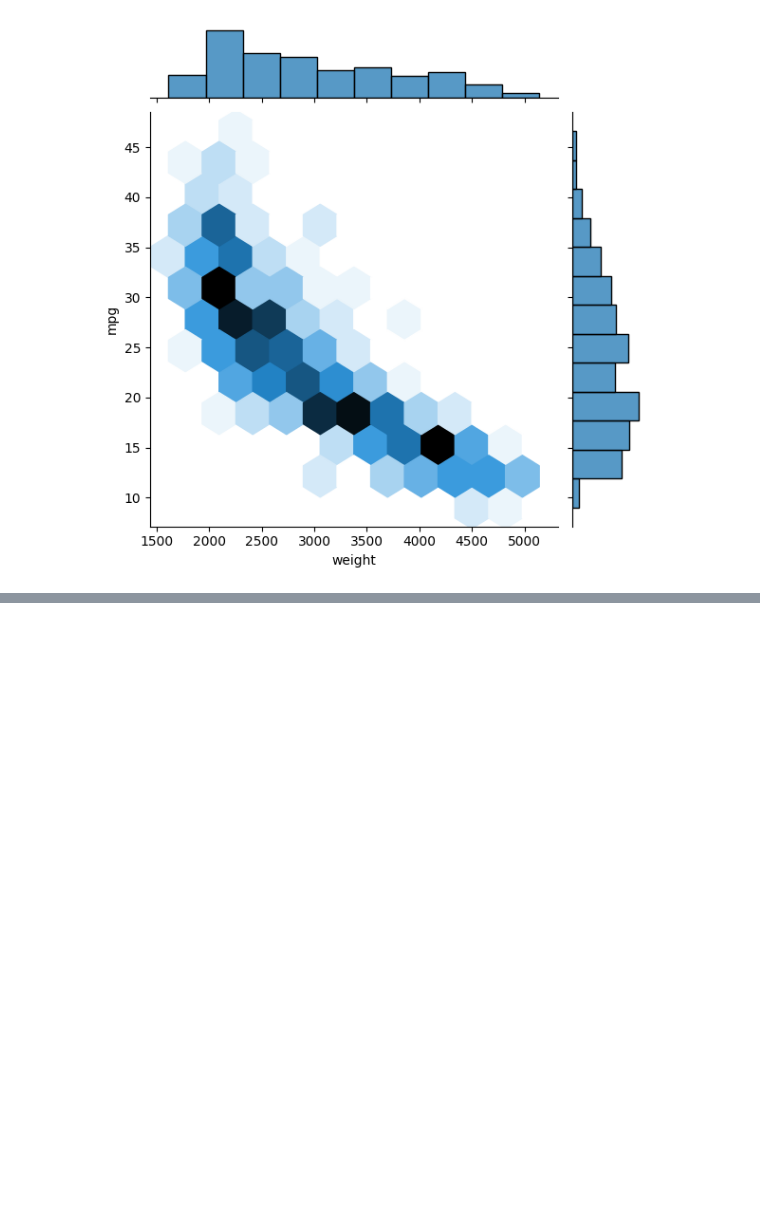
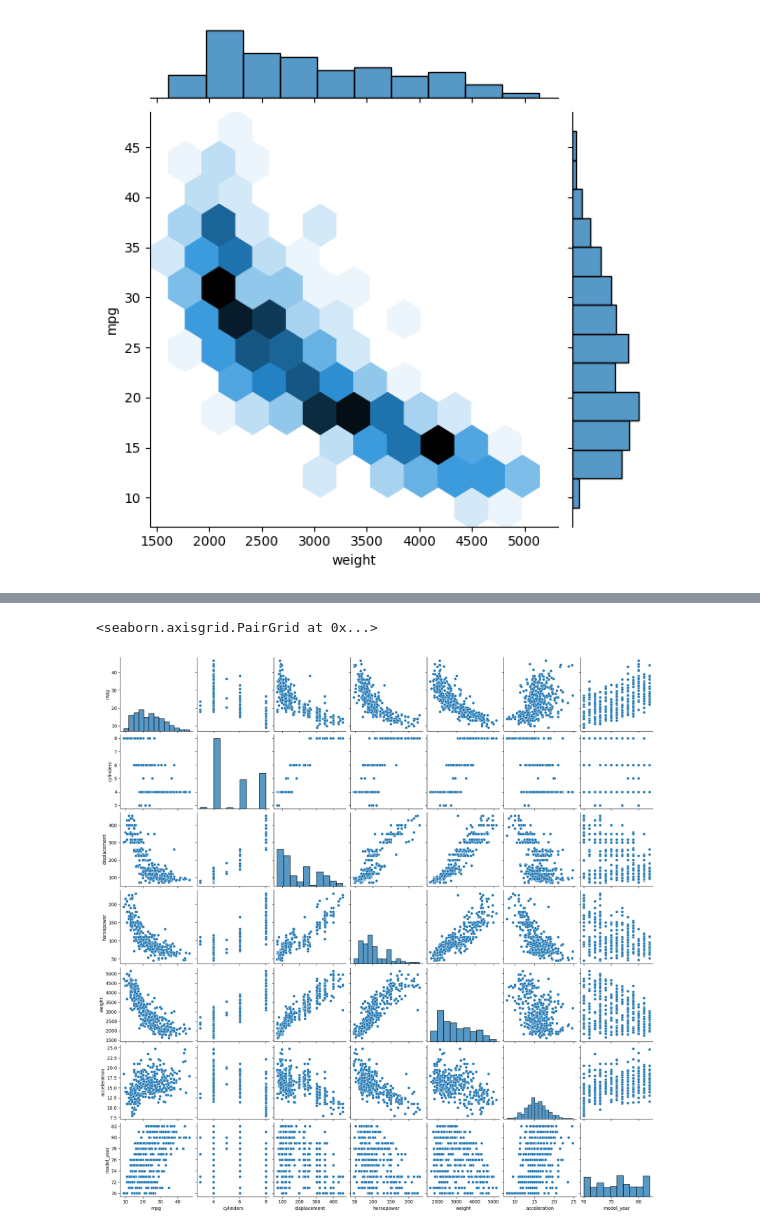
Before and after one commit to woorain20/2022-rainy, a Jupyter notebook: python/ds4e/pandas_variable.ipynb, the cells around one changed output, grey strips where cells are left out. Cells and saved outputs as stored; diff of their text form; code cells hidden in the pictures; blank space fills up the shorter version.

```diff
--- a/python/ds4e/pandas_variable.ipynb
+++ b/python/ds4e/pandas_variable.ipynb
@@ -279,0 +288,3 @@ sns.jointplot(data=df, x="weight", y="mpg", kind="hex")
+# %%
+df=sns.load_dataset("mpg")
+df
@@ -279,0 +307,5 @@ sns.jointplot(data=df, x="weight", y="mpg", kind="hex")
+# %%
+sns.pairplot(data=df)
+# %% [output]
+<seaborn.axisgrid.PairGrid at 0x...>
+[figure, added]
```
Also changed, not shown: parts of 19 cells of this notebook.
